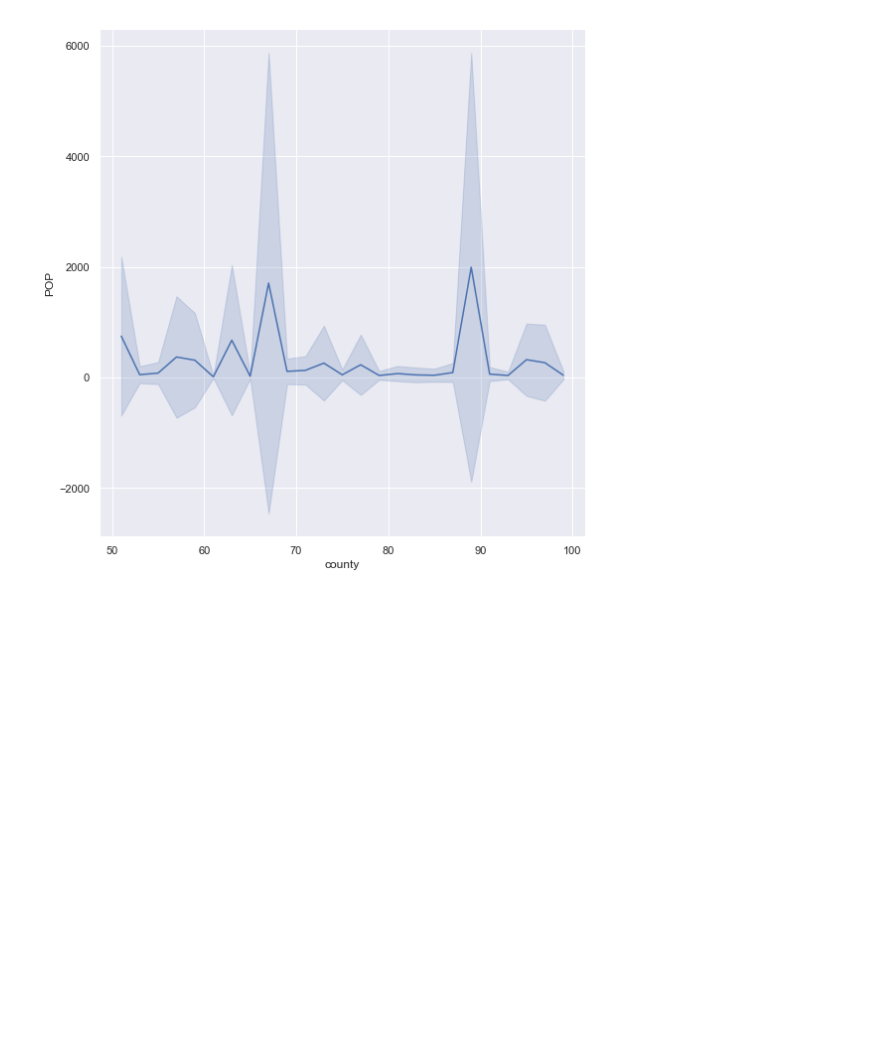
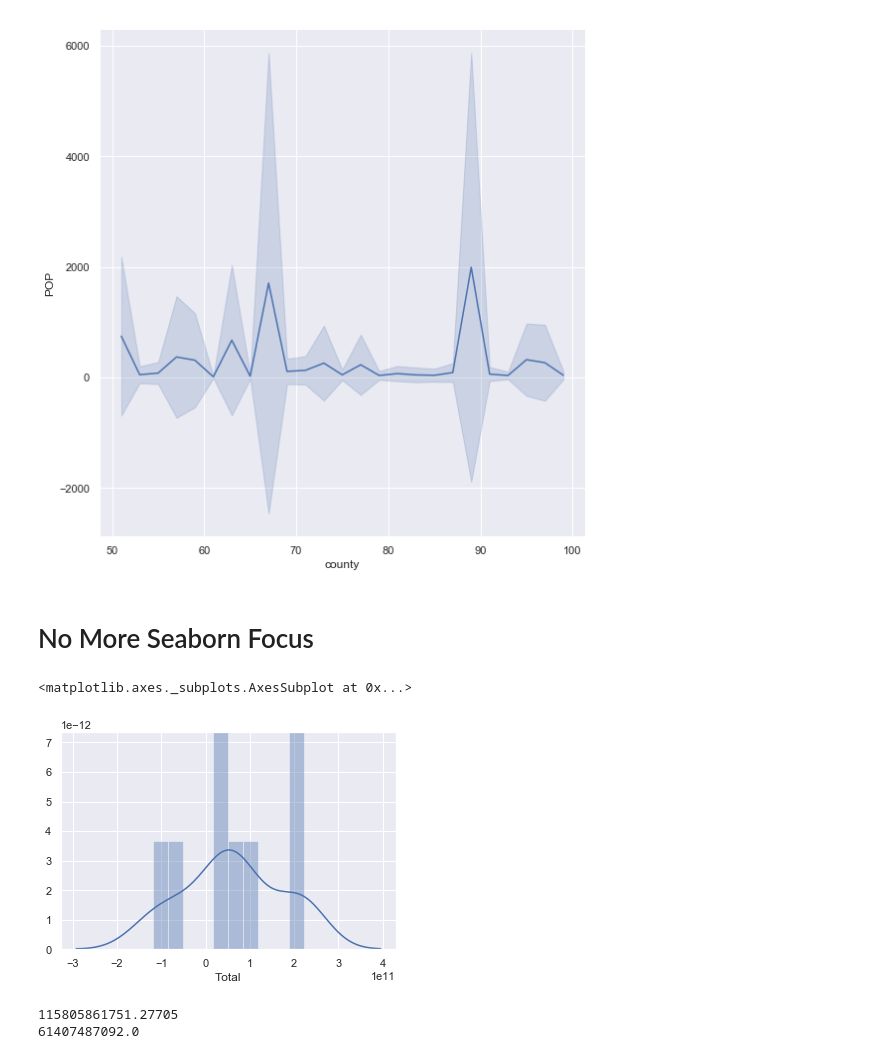
Before and after one commit to DataScienceFoundations/TadStats, a Jupyter notebook: census.ipynb, the cells around one changed output. Saved outputs shown, nothing was run; the diff lists cells and outputs as text; code cells hidden in the pictures; blank space fills up the shorter version.

```diff
--- a/census.ipynb
+++ b/census.ipynb
@@ -248,3 +250,32 @@ sns.relplot(x='county', y='POP', kind='line', ci='sd', height=8, data=pop_df2)
 <seaborn.axisgrid.FacetGrid at 0x...>
 [figure]
 [figure]
+# %% [markdown]
+# No More Seaborn Focus
+# %%
+cols = [f'EXPALL20{i}' for i in
+        ['08','09','10','11','12','13','14','15','16','17']]
+req = get_request(2017,'intltrade/imp_exp', cols+['COUNTRY'])
+sauce = requests.get(req)
+trade_df = pd.read_json(json.dumps(sauce.json()))
+trade_df.columns = trade_df.iloc[0].values
+trade_df = trade_df[1:]
+trade_df.drop(columns=['COUNTRY'], inplace=True)
+trade_df.dropna(inplace=True)
+for c in trade_df.columns:
+    trade_df[c] = trade_df[c].astype('int64')
+# %%
+trade_df_new = trade_df.copy(deep=True)
+trade_df_new.loc['Total'] = trade_df.sum()
+total = trade_df_new.loc['Total']
+# %%
+sns.distplot(total.diff()[2:], bins=10)
+# %% [output]
+<matplotlib.axes._subplots.AxesSubplot at 0x...>
+[figure, added]
+# %%
+print(total.diff()[2:].std())
+print(total.diff()[2:].mean())
+# %% [output]
+115805861751.27705
+61407487092.0
```
Also changed, not shown: parts of 2 cells of this notebook, 3 other files.
